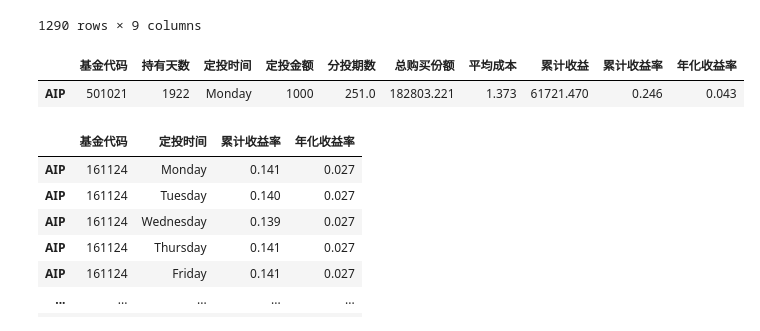
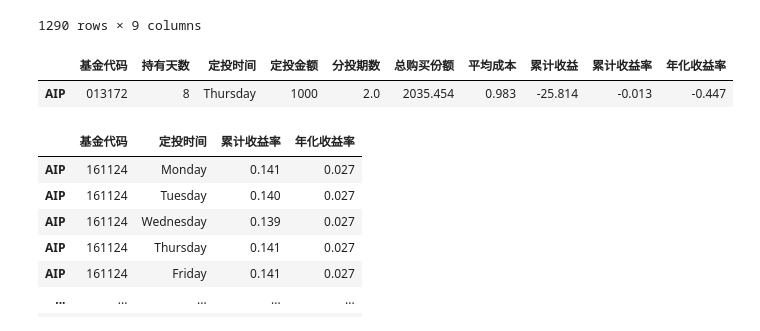
Before and after one commit to Seaaann/MyQuantReserch, a Jupyter notebook: Funds/定投回测.ipynb, the cells around one changed output. Drawn from its saved outputs; the diff is of its cells as text; code cells hidden in the pictures.

```diff
--- a/Funds/定投回测.ipynb
+++ b/Funds/定投回测.ipynb
@@ -340,10 +340,10 @@ fund_net_value
 | 1289 | 2021-09-30 | 1.7107 | 1.28 | Thursday | 0.0 | 251000.0 | 0.000000 | 182803.220694 | 1.373061 |
 1290 rows × 9 columns
 # %%
-AIP_Weekly('501021', start_date, end_date, 'open', fixed_investment=1000, freq='Monday', AIP=True, df=False)
+AIP_Weekly('013172', start_date, end_date, 'open', fixed_investment=1000, freq='Thursday', AIP=True, df=False)
 # %% [output]
 |  | 基金代码 | 持有天数 | 定投时间 | 定投金额 | 分投期数 | 总购买份额 | 平均成本 | 累计收益 | 累计收益率 | 年化收益率 |
-| AIP | 501021 | 1922 | Monday | 1000 | 251.0 | 182803.221 | 1.373 | 61721.470 | 0.246 | 0.043 |
+| AIP | 013172 | 8 | Thursday | 1000 | 2.0 | 2035.454 | 0.983 | -25.814 | -0.013 | -0.447 |
 # %%
 HHX_performance = pd.DataFrame()
 for code in QDII_fund_code:
```
Also changed, not shown: parts of 5 cells of this notebook, 2 other files.
